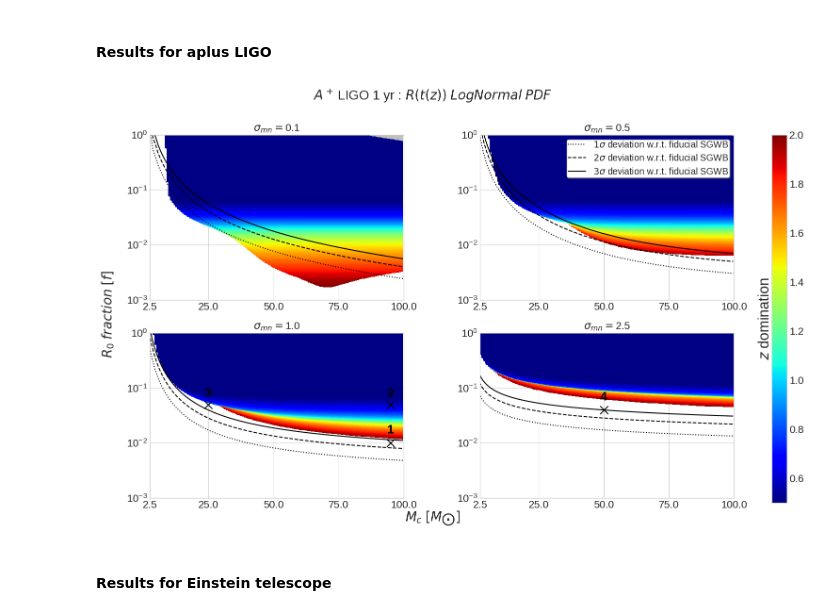
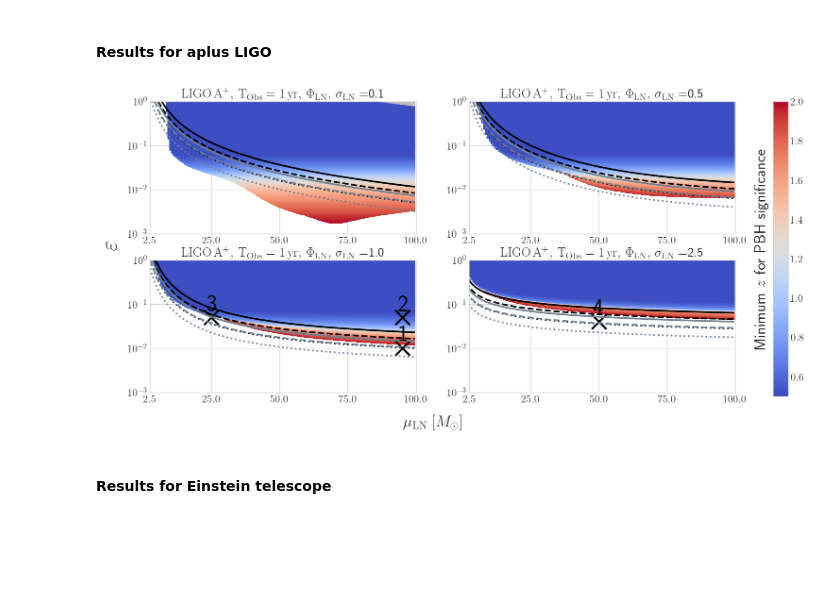
Before and after one commit to KuZa91/PBH_subpopulations_effects_analysis, a Jupyter notebook: PSPlotter.ipynb, the cells around one changed output. Drawn from its saved outputs; the diff is of its cells as text; code cells hidden in the pictures; blank space fills up the shorter version.

```diff
--- a/PSPlotter.ipynb
+++ b/PSPlotter.ipynb
@@ -25,6 +25,7 @@ from LISAhdf5 import LISAhdf5,ParsUnits
 %matplotlib inline
 import matplotlib as mpl
 import matplotlib.pyplot as plt
+plt.rcParams['text.usetex'] = True
 plt.style.use("seaborn-v0_8-whitegrid")
 # %% [markdown]
 <h2> Global Variables of the Simulation </h2>
@@ -147,9 +148,16 @@ LIGO_MaxSGWB = 1.84580397928454e-11
 
 SGWB_FidNoise = [
     1.7784822965353431e-12, # Interpolated from the analytical SGWB at frequency equal to f_star
-    1.8308305517647407e-12, # Obtained by the 1-sigma confidence ellipses with respect to the fiducial noise level
-    1.8646836570238085e-12, # Obtained by the 2-sigma confidence ellipses with respect to the fiducial noise level
-    1.899162725583836e-12 # Obtained by the 3-sigma confidence ellipses with respect to the fiducial noise level
+    1.8881293764588194e-12, # T_obs = 4 yrs, obtained by the 1-sigma confidence ellipses with respect to the fiducial noise level
+    1.9577525841947314e-12, # T_obs = 4 yrs, obtained by the 2-sigma confidence ellipses with respect to the fiducial noise level
+    2.02757585861954e-12, # T_obs = 4 yrs, obtained by the 3-sigma confidence ellipses with respect to the fiducial noise level
+]
+
+SGWB_FidNoise10yr = [
+    1.7784822965353431e-12, # Interpolated from the analytical SGWB at frequency equal to f_star
+    1.8478159386462152e-12, # T_obs = 10 yrs, obtained by the 1-sigma confidence ellipses with respect to the fiducial noise level
+    1.891730576858953e-12, # T_obs = 10 yrs, obtained by the 2-sigma confidence ellipses with respect to the fiducial noise level
+    1.9356452150716906e-12, # T_obs = 10 yrs, obtained by the 3-sigma confidence ellipses with respect to the fiducial noise level
 ]
 
 if PBH:
@@ -379,57 +387,57 @@ In the case of a PBH perturbation, we can now plot the figure of merit as follow
 <h4> Results for aplus LIGO </h4>
 # %%
 if PBH and PBH_LogNormal:
-    fig, ax = plt.subplots(figsize = [16,10], nrows = 2, ncols = 2)
-    plt.subplots_adjust(wspace = 0.3, hspace = 0.2)
+    fig, ax = plt.subplots(figsize = [16,8], nrows = 2, ncols = 2)
+    plt.subplots_adjust(wspace = 0.2, hspace = 0.2)
     fname = 'SGWBPSLNPDF.png'
-    contr = {}
+    contr4 = {}
+    contr10 = {}
     lines = []
     handles = []
-    labels = [r'$1\sigma$ deviation w.r.t. fiducial SGWB', r'$2\sigma$ deviation w.r.t. fiducial SGWB', r'$3\sigma$ deviation w.r.t. fiducial SGWB']
+    labels = [r'$1\sigma$ deviation, $\rm T_{\rm Obs} = 4 \rm yrs$', r'$2\sigma$ deviation, $\rm T_{\rm Obs} = 4 \rm yrs$', r'$3\sigma$ deviation, $\rm T_{\rm Obs} = 4 \rm yrs$', r'$1\sigma$ deviation, $\rm T_{\rm Obs} = 10 \rm yrs$', r'$2\sigma$ deviation, $\rm T_{\rm Obs} = 10 \rm yrs$', r'$3\sigma$ deviation, $\rm T_{\rm Obs} = 10 \rm yrs$']
     ls_span = ['dotted', 'dashed', 'solid']
+    cs_span = ['black', 'black', 'black', 'slategray', 'slategray', 'slategray']
     idx = 0
-    cax     = plt.axes([0.95, 0.1, 0.02, 0.78])
+    cax = plt.axes([0.95, 0.1, 0.02, 0.78])
     norm = mpl.colors.Normalize(vmin=0.5, vmax=2.)
-    clb = mpl.colorbar.ColorbarBase(cax, cmap= 'jet', norm=norm)
-    clb.set_label(label=r'$z$ domination', rotation = 90,labelpad=-70, y= 0.5, fontsize=22)
+    clb = mpl.colorbar.ColorbarBase(cax, cmap= 'coolwarm', norm=norm)
+    clb.set_label(label=r'Minimum $z$ for PBH significance', rotation = 90,labelpad=-75, y= 0.5, fontsize=24)
     for i in range(2):
         for j in range(2):
-            contr[idx] = ax[i][j].contour(X[idx], Y[idx], Pert_PS[idx], levels = [SGWB_FidNoise[1], SGWB_FidNoise[2], SGWB_FidNoise[3]],colors = ['black', 'black', 'black'], linestyles = ls_span)
+            contr4[idx] = ax[i][j].contour(X[idx], Y[idx], Pert_PS[idx], linewidths= 2.5, levels = [SGWB_FidNoise[1], SGWB_FidNoise[2], SGWB_FidNoise[3]], colors = cs_span[:-3:], linestyles = ls_span)
+            contr10[idx] = ax[i][j].contour(X[idx], Y[idx], Pert_PS[idx], linewidths= 2.5, levels = [SGWB_FidNoise10yr[1], SGWB_FidNoise10yr[2], SGWB_FidNoise10yr[3]],colors = cs_span[3::], linestyles = ls_span)
             LIGO_Zdom[idx][LIGO_Zdom[idx] == 10.] = np.nan
-            contf = ax[i][j].contourf(X[idx], Y[idx], LIGO_Zdom[idx], 100, cmap='jet')
+            contf = ax[i][j].contourf(X[idx], Y[idx], LIGO_Zdom[idx], 100, cmap='coolwarm')
             LIGO_ban = ax[i][j].contourf(X[idx], Y[idx], LIGO_tresh[idx], 1, cmap='binary')
             #fig.colorbar(contf, ax=ax[i][j])
             ax[i][j].set_ylim(1e-3,1.)
             ax[i][j].set_yscale('log')
             ax[i][j].set_xlim(2.5,100.)
             ax[i][j].set_xticks([2.5,25., 50., 75., 100.])
-            ax[i][j].set_title(r'$\sigma_{mn} = $' + str(PBH_sigmamnspan[idx]) )
-            if (i == 0 and j == 1):
-                for nlin in range(3):
-                    handles, lines = contr[idx].legend_elements()
-                ax[i][j].legend(handles, labels,loc=1, frameon = True, fancybox = True, shadow = True, borderpad= 0.1)
+            ax[i][j].set_title(r'$ \rm LIGO \, \rm A^+, \, T_{\rm Obs} = 1 \, \rm yr, \, \Phi_{\rm LN}, \,  \sigma_{\rm LN} = $' + str(PBH_sigmamnspan[idx]), fontsize = 20)
             idx += 1
     # Plotting the benchmark points on the parameter space
-    ax[1][0].scatter(95., 0.01, color = 'black', marker = 'x', s = 150)
-    ax[1][0].text(93.5, 0.015, "1", horizontalalignment='left', size='large', color='black', weight='semibold')
-    ax[1][0].scatter(95., 0.05, color = 'black', marker = 'x', s = 150)
-    ax[1][0].text(93.5, 0.07, "2", horizontalalignment='left', size='large', color='black', weight='semibold')
-    ax[1][0].scatter(25., 0.05, color = 'black', marker = 'x', s = 150)
-    ax[1][0].text(23.5, 0.07, "3", horizontalalignment='left', size='large', color='black', weight='semibold')
-    ax[1][1].scatter(50., 0.04, color = 'black', marker = 'x', s = 150)
-    ax[1][1].text(48.5, 0.06, "4", horizontalalignment='left', size='large', color='black', weight='semibold')
-    fig.text(0.06, 0.5, r'$R_0 \; fraction \; [f]$', va = 'center', rotation='vertical', fontsize = 20)
-    fig.text(0.5, 0.06, r'$M_c \; [M_\bigodot]$', ha = 'center', fontsize = 20)
+    ax[1][0].scatter(95., 0.01, color = 'black', marker = 'x', s = 500, linewidths=3)
+    ax[1][0].text(94., 0.015, "1", horizontalalignment='left', fontsize=35, color='black', weight='semibold')
+    ax[1][0].scatter(95., 0.05, color = 'black', marker = 'x', s = 500, linewidths=3)
+    ax[1][0].text(93.5, 0.07, "2", horizontalalignment='left', fontsize=35, color='black', weight='semibold')
+    ax[1][0].scatter(25., 0.05, color = 'black', marker = 'x', s = 500, linewidths=3)
+    ax[1][0].text(23.5, 0.07, "3", horizontalalignment='left', fontsize=35, color='black', weight='semibold')
+    ax[1][1].scatter(50., 0.04, color = 'black', marker = 'x', s = 500, linewidths=3)
+    ax[1][1].text(48, 0.06, "4", horizontalalignment='left', fontsize=35, color='black', weight='semibold')
+    fig.text(0.06, 0.5, r'$\varepsilon$', va = 'center', rotation='vertical', fontsize = 35)
+    fig.text(0.5, 0.02, r'$\mu_{\rm LN} \; [M_\odot]$', ha = 'center', fontsize = 24)
+
     if PBH_fRt :
         fname = 'Rt' + fname
-        fig.suptitle('$A^+ \,$LIGO 1 yr : '+r'$R(t(z)) \; LogNormal \;PDF$', fontsize = 20)
     if PBH_fRz :
         fname = 'Rz' + fname
-        fig.suptitle('$A^+$ LIGO : '+r'$R(z) \; LogNormal \;PDF $', fontsize = 20)
-    #fig.savefig('LIGO'+fname, dpi = 200)
-    fig.savefig('LIGO'+fname, dpi = 50)
+
+
+    #fig.savefig('1yrLIGO'+fname, dpi = 200)
+    fig.savefig('1yrLIGO'+fname, dpi = 50)
 # %% [output]
-[figure, old version]
+[figure, new version]
 # %%
 not_skip = False
 if PBH and PBH_LogNormal and not_skip:
```
Also changed, not shown: parts of 1 cell of this notebook.
